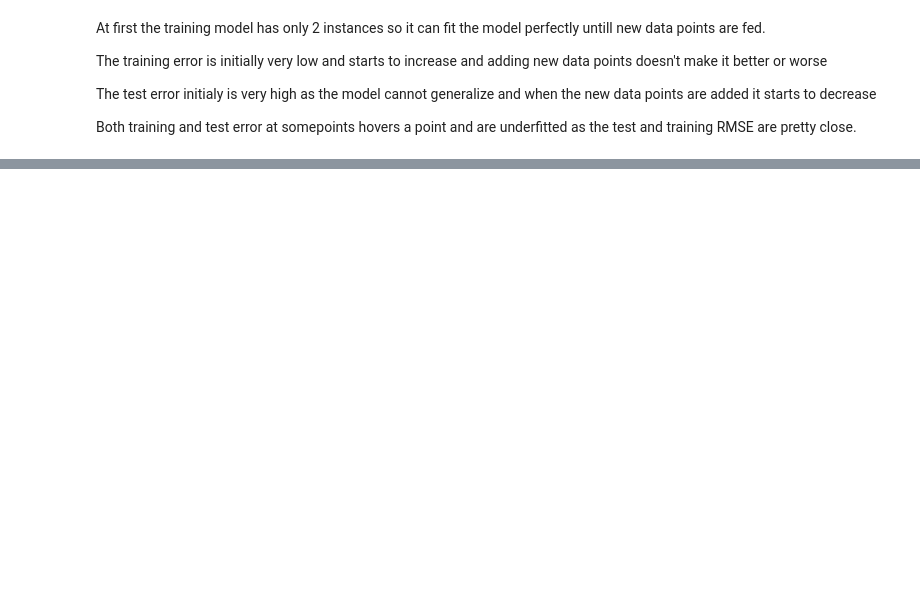
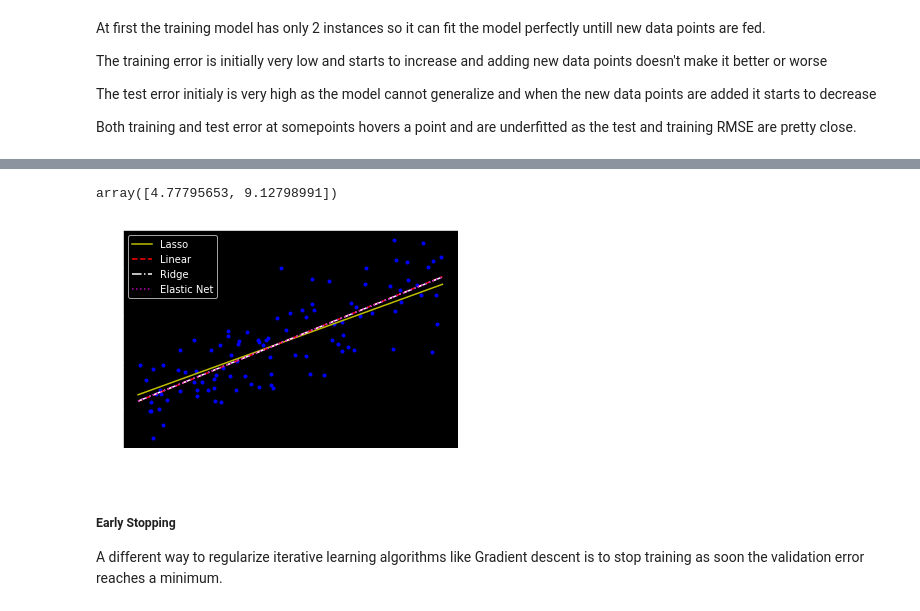
Before and after one commit to asbharath/MachineLearning, a Jupyter notebook: Training a Model.ipynb, the cells around one changed output, grey strips where cells are left out. Drawn from its saved outputs; the diff is of its cells as text; code cells hidden in the pictures; blank space fills up the shorter version.

Commit message:
Training a Model and updating Airbnb notebook

```diff
--- a/Training a Model.ipynb
+++ b/Training a Model.ipynb
@@ -382,0 +405,4 @@ $J(\theta) = \text{MSE}(\theta) + \alpha\frac{1}{2}\Sigma^{n}_{i}\theta_i^2$
+# %%
+sgd_reg = SGDRegressor(penalty="l2")
+sgd_reg.fit(x,y.ravel())
+sgd_reg.predict([[2]])
@@ -382,0 +422,4 @@ $J(\theta) = \text{MSE}(\theta) + \alpha\frac{1}{2}\Sigma^{n}_{i}\theta_i^2$
+# %%
+from sklearn.linear_model import Lasso
+lasso_reg = Lasso(alpha=0.1,random_state=42)
+lasso_reg.fit(x,y)
@@ -382,0 +430,3 @@ $J(\theta) = \text{MSE}(\theta) + \alpha\frac{1}{2}\Sigma^{n}_{i}\theta_i^2$
+# %%
+x_n = [[0],[2]]
+lasso_reg.predict(x_n)
@@ -382,0 +450,21 @@ $J(\theta) = \text{MSE}(\theta) + \alpha\frac{1}{2}\Sigma^{n}_{i}\theta_i^2$
+# %%
+from sklearn.linear_model import ElasticNet
+elastic_reg = ElasticNet(alpha=0.1,l1_ratio=0.5)
+elastic_reg.fit(x,y)
+elastic_reg.predict(x_n)
+# %% [output]
+array([4.77795653, 9.12798991])
+# %%
+plt.plot(x,y,'b.')
+plt.plot(x_n,lasso_reg.predict(x_n),'y-',label='Lasso')
+plt.plot(x_n,lin_reg.predict(x_n),'r--',label='Linear')
+plt.plot(x_n,ridge_reg.predict(x_n),'w-.',label='Ridge')
+plt.plot(x_n,ridge_reg.predict(x_n),'m:',label='Elastic Net')
+plt.legend()
+plt.show()
+# %% [output]
+[figure, added]
+# %% [markdown]
+##### Early Stopping
+
+A different way to regularize iterative learning algorithms like Gradient descent is to stop training as soon the validation error reaches a minimum.
```
Also changed, not shown: parts of 16 cells of this notebook, 1 other file.
